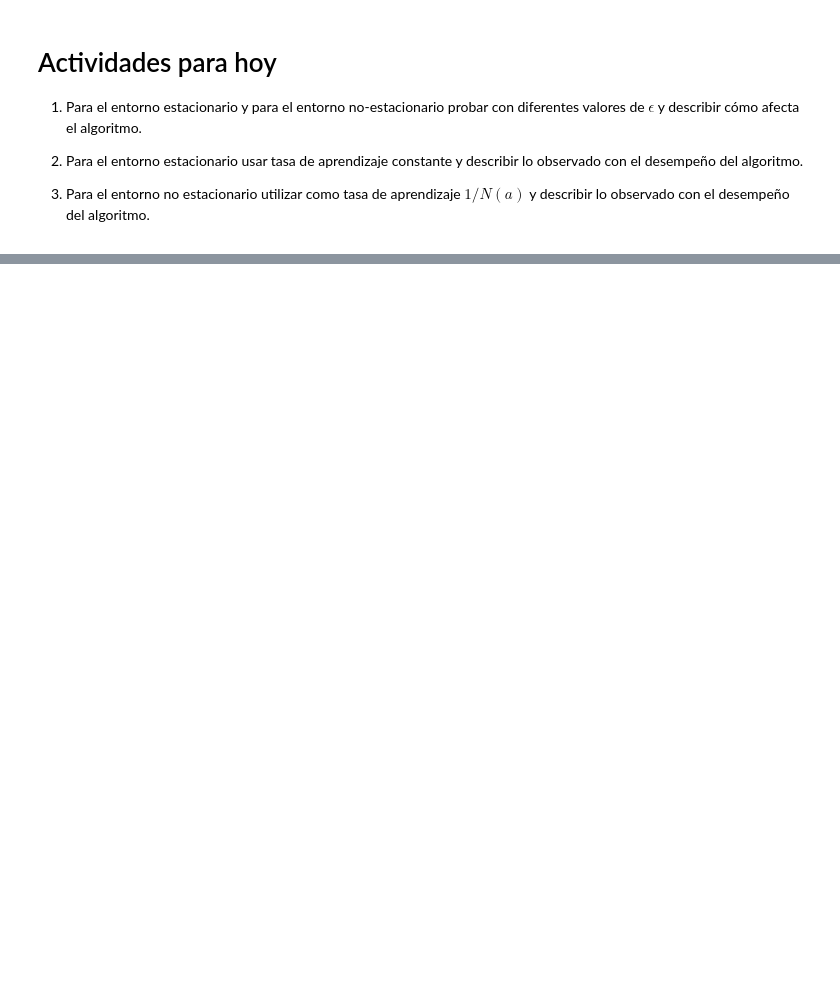
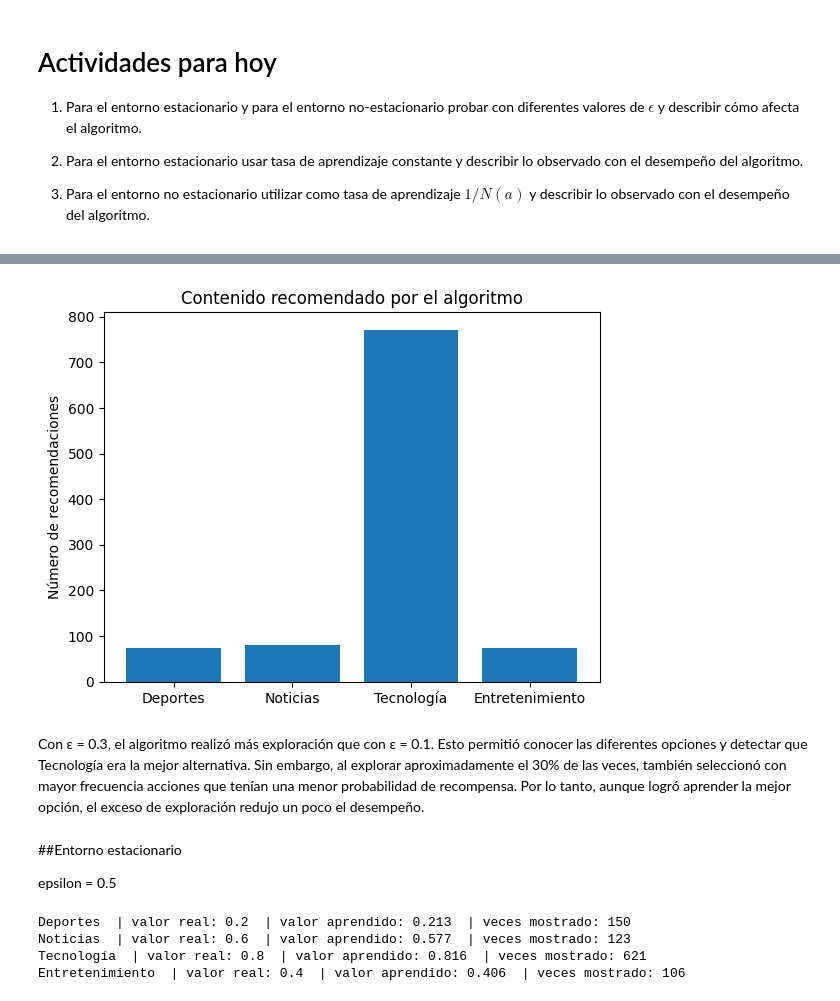
Before and after one commit to gapalfaro-cmyk/gapalfaro-cmyk-Proyecto-de-fin-de-modulo-7.3---Alfaro-Badillo-Cruz-Perez-Rupit-, a Jupyter notebook: Tarea 3.2_Alfaro_Badillo_Cruz_Perez_Rupit.ipynb, the cells around one changed output, grey strips where cells are left out. Cells and saved outputs as stored; diff of their text form; code cells hidden in the pictures; blank space fills up the shorter version.

```diff
--- a/Tarea 3.2_Alfaro_Badillo_Cruz_Perez_Rupit.ipynb
+++ b/Tarea 3.2_Alfaro_Badillo_Cruz_Perez_Rupit.ipynb
@@ -83,0 +234,8 @@ plt.show()
+# %%
+for i in range(n_actions):
+    print(
+        content[i],
+        " | valor real:", true_prob[i],
+        " | valor aprendido:", round(Q[i], 3),
+        " | veces mostrado:", int(N[i])
+    )
@@ -83,0 +257,15 @@ plt.show()
+# %%
+counts = [actions.count(i) for i in range(n_actions)]
+
+plt.bar(content, counts)
+plt.ylabel("Número de recomendaciones")
+plt.title("Contenido recomendado por el algoritmo")
+plt.show()
+# %% [output]
+[figure, added]
+# %% [markdown]
+Con ε = 0.3, el algoritmo realizó más exploración que con ε = 0.1. Esto permitió conocer las diferentes opciones y detectar que Tecnología era la mejor alternativa. Sin embargo, al explorar aproximadamente el 30% de las veces, también seleccionó con mayor frecuencia acciones que tenían una menor probabilidad de recompensa. Por lo tanto, aunque logró aprender la mejor opción, el exceso de exploración redujo un poco el desempeño.
+# %% [markdown]
+##Entorno estacionario
+
+epsilon = 0.5
@@ -83,0 +320,13 @@ plt.show()
+# %%
+for i in range(n_actions):
+    print(
+        content[i],
+        " | valor real:", true_prob[i],
+        " | valor aprendido:", round(Q[i], 3),
+        " | veces mostrado:", int(N[i])
+    )
+# %% [output]
+Deportes  | valor real: 0.2  | valor aprendido: 0.213  | veces mostrado: 150
+Noticias  | valor real: 0.6  | valor aprendido: 0.577  | veces mostrado: 123
+Tecnología  | valor real: 0.8  | valor aprendido: 0.816  | veces mostrado: 621
+Entretenimiento  | valor real: 0.4  | valor aprendido: 0.406  | veces mostrado: 106
```
Also changed, not shown: parts of 66 cells of this notebook.
